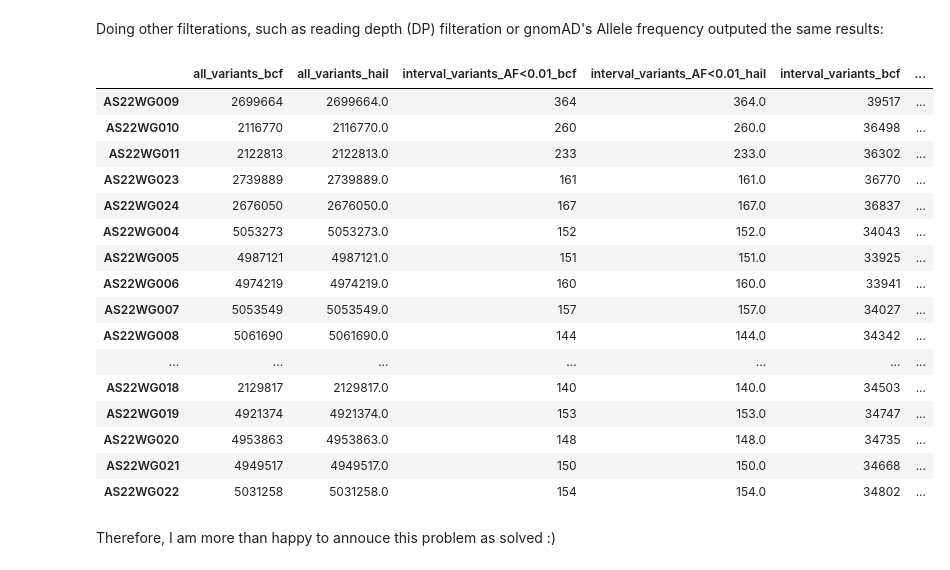
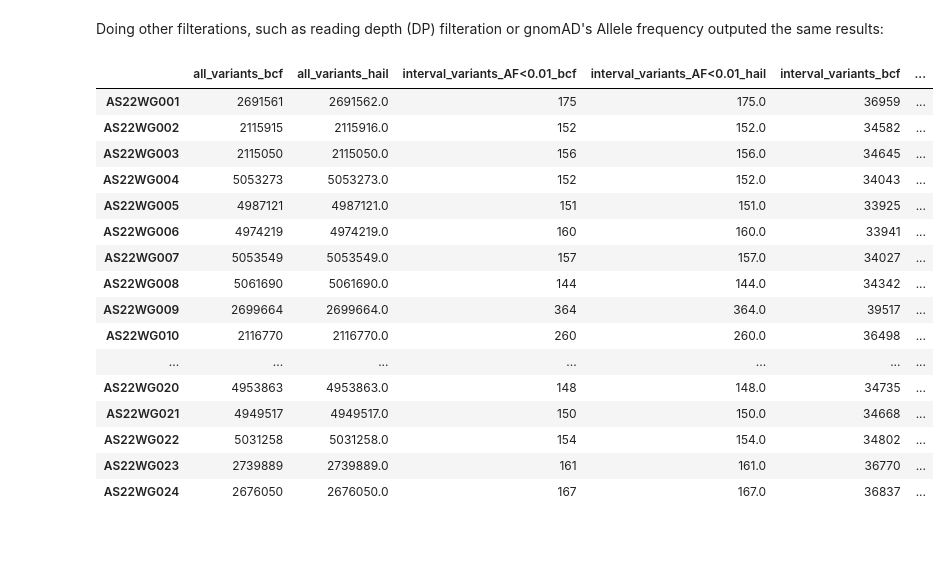
Before and after one commit to Toozig/gnomAD_df_class, a Jupyter notebook: variant_number_confirmation/number_analysis.ipynb, the cells around one changed output. Saved outputs shown, nothing was run; the diff lists cells and outputs as text; code cells hidden in the pictures; blank space fills up the shorter version.

Commit message:
added the number of variants problem notebook 2

```diff
--- a/variant_number_confirmation/number_analysis.ipynb
+++ b/variant_number_confirmation/number_analysis.ipynb
@@ -79,27 +79,27 @@ Doing other filterations, such as reading depth (DP) filteration or gnomAD's All
 # %%
 bcfs = pd.read_csv('../data/variant_number_fixed.csv').set_index('Unnamed: 0')
 hail = pd.read_csv('../data/hail_number.tsv', sep='\t').set_index('sample_id')
 bcfs.columns = [i + '_bcf' for i in bcfs.columns]
 hail.columns = [i + '_hail' for i in hail.columns]
 comb = pd.concat([bcfs, hail], axis=1)
-comb[comb.columns.sort_values()].dropna().drop(columns=['interval_variants_AF<0.01_DP>10_bcf','interval_variants_DP>10_bcf'])
+comb = comb[comb.columns.sort_values()].dropna().drop(columns=['interval_variants_AF<0.01_DP>10_bcf','interval_variants_DP>10_bcf'])
+comb = comb.iloc[[comb.index.tolist().index(i) for i in order]]
+display(comb)
 # %% [output]
 |  | all_variants_bcf | all_variants_hail | interval_variants_AF<0.01_bcf | interval_variants_AF<0.01_hail | interval_variants_bcf | ... |
-| AS22WG009 | 2699664 | 2699664.0 | 364 | 364.0 | 39517 | ... |
-| AS22WG010 | 2116770 | 2116770.0 | 260 | 260.0 | 36498 | ... |
-| AS22WG011 | 2122813 | 2122813.0 | 233 | 233.0 | 36302 | ... |
-| AS22WG023 | 2739889 | 2739889.0 | 161 | 161.0 | 36770 | ... |
-| AS22WG024 | 2676050 | 2676050.0 | 167 | 167.0 | 36837 | ... |
+| AS22WG001 | 2691561 | 2691562.0 | 175 | 175.0 | 36959 | ... |
+| AS22WG002 | 2115915 | 2115916.0 | 152 | 152.0 | 34582 | ... |
+| AS22WG003 | 2115050 | 2115050.0 | 156 | 156.0 | 34645 | ... |
 | AS22WG004 | 5053273 | 5053273.0 | 152 | 152.0 | 34043 | ... |
 | AS22WG005 | 4987121 | 4987121.0 | 151 | 151.0 | 33925 | ... |
 | AS22WG006 | 4974219 | 4974219.0 | 160 | 160.0 | 33941 | ... |
 | AS22WG007 | 5053549 | 5053549.0 | 157 | 157.0 | 34027 | ... |
 | AS22WG008 | 5061690 | 5061690.0 | 144 | 144.0 | 34342 | ... |
+| AS22WG009 | 2699664 | 2699664.0 | 364 | 364.0 | 39517 | ... |
+| AS22WG010 | 2116770 | 2116770.0 | 260 | 260.0 | 36498 | ... |
 | ... | ... | ... | ... | ... | ... | ... |
-| AS22WG018 | 2129817 | 2129817.0 | 140 | 140.0 | 34503 | ... |
-| AS22WG019 | 4921374 | 4921374.0 | 153 | 153.0 | 34747 | ... |
 | AS22WG020 | 4953863 | 4953863.0 | 148 | 148.0 | 34735 | ... |
 | AS22WG021 | 4949517 | 4949517.0 | 150 | 150.0 | 34668 | ... |
 | AS22WG022 | 5031258 | 5031258.0 | 154 | 154.0 | 34802 | ... |
+| AS22WG023 | 2739889 | 2739889.0 | 161 | 161.0 | 36770 | ... |
+| AS22WG024 | 2676050 | 2676050.0 | 167 | 167.0 | 36837 | ... |
-# %% [markdown]
-Therefore, I am more than happy to annouce this problem as solved :)
```
Also changed, not shown: parts of 3 cells of this notebook.
